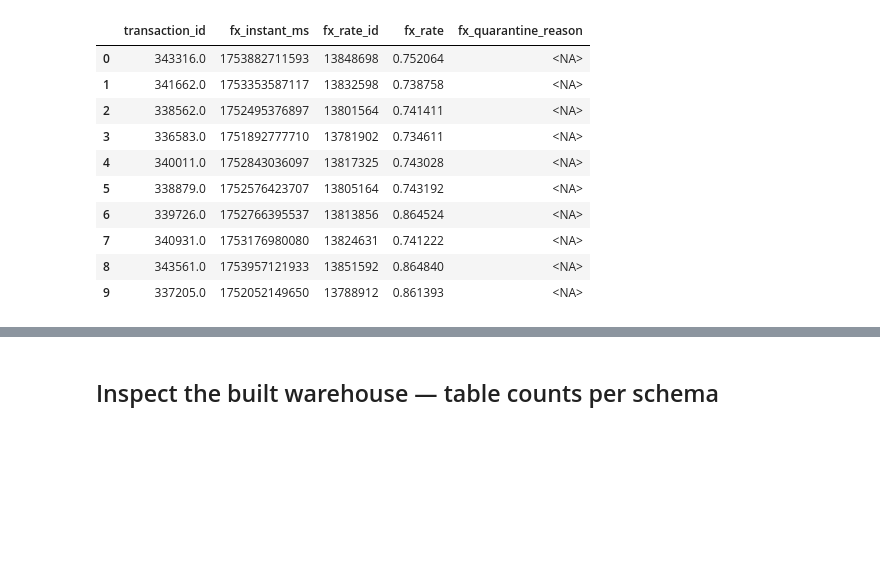
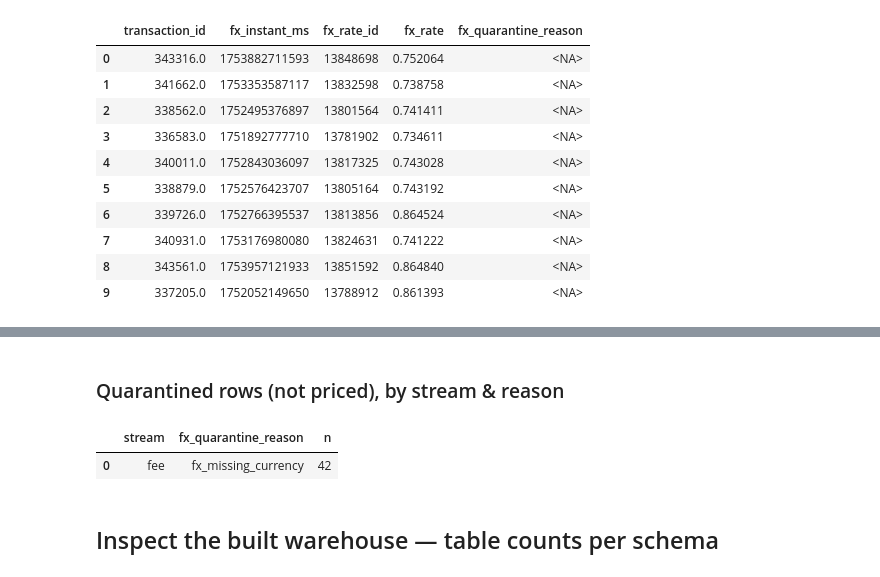
Before and after one commit to hallabehery/FM-Data-Engineer-Test-HS, a Jupyter notebook: notebook/pipeline.ipynb, the cells around one changed output, grey strips where cells are left out. Drawn from its saved outputs; the diff is of its cells as text; code cells hidden in the pictures; blank space fills up the shorter version.

```diff
--- a/notebook/pipeline.ipynb
+++ b/notebook/pipeline.ipynb
@@ -270,3 +276,14 @@ con.sql("SELECT * FROM shape.corporate_group LIMIT 10").df()
+# %% [markdown]
+### Quarantined rows (not priced), by stream & reason
+# %%
+con.sql('''
+    SELECT 'deposit' AS stream, fx_quarantine_reason, COUNT(*) n FROM shape.deposit_quarantine GROUP BY 1,2
+    UNION ALL SELECT 'withdrawal', fx_quarantine_reason, COUNT(*) FROM shape.withdrawal_quarantine GROUP BY 1,2
+    UNION ALL SELECT 'fee', fx_quarantine_reason, COUNT(*) FROM shape.fee_quarantine GROUP BY 1,2
+    ORDER BY 1,2''').df()
+# %% [output]
+|  | stream | fx_quarantine_reason | n |
+| 0 | fee | fx_missing_currency | 42 |
 # %% [markdown]
 ## Inspect the built warehouse — table counts per schema
 # %%
```
Also changed, not shown: parts of 18 cells of this notebook, 4 other files.
